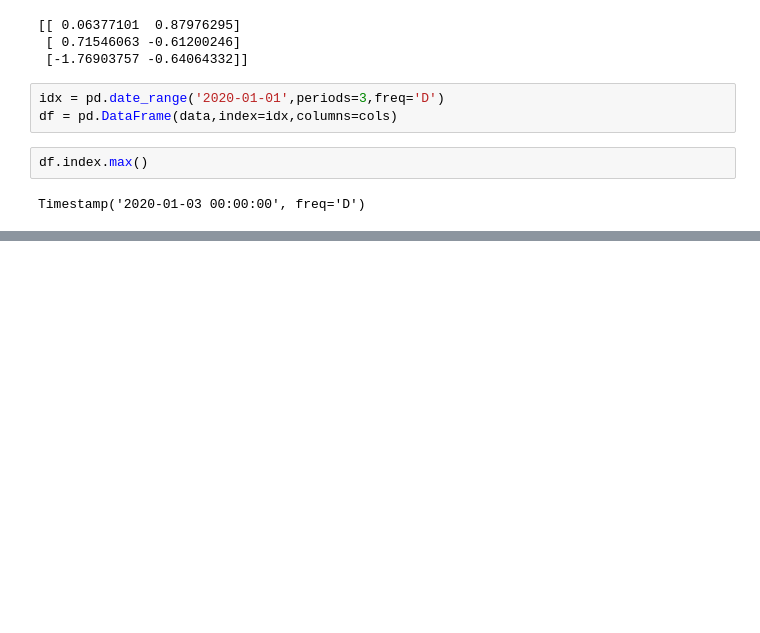
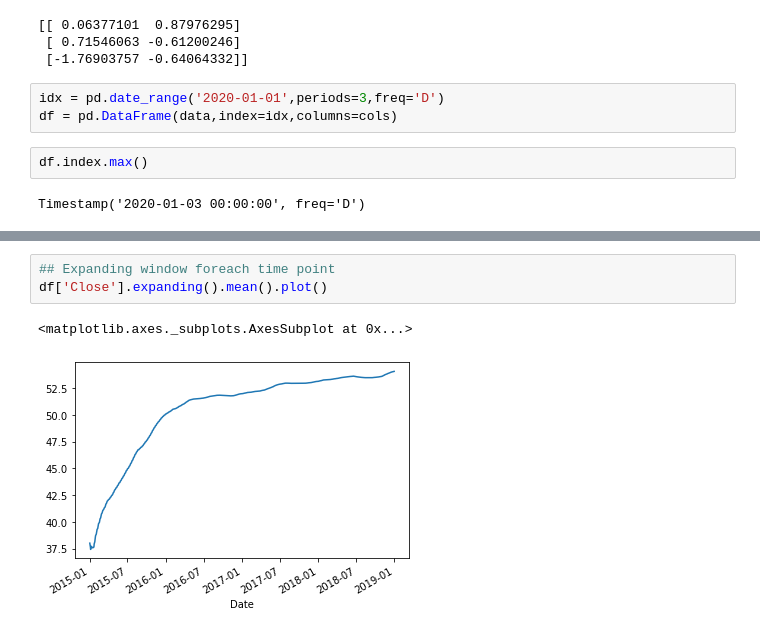
Before and after one commit to askarmel/time_series_analysis, a Jupyter notebook: source/time_series_data_analysis.ipynb, the cells around one changed output, grey strips where cells are left out. Saved outputs shown, nothing was run; the diff lists cells and outputs as text; blank space fills up the shorter version.

```diff
--- a/source/time_series_data_analysis.ipynb
+++ b/source/time_series_data_analysis.ipynb
@@ -61,0 +187,6 @@ Timestamp('2020-01-03 00:00:00', freq='D')
+# %%
+## Expanding window foreach time point
+df['Close'].expanding().mean().plot()
+# %% [output]
+<matplotlib.axes._subplots.AxesSubplot at 0x...>
+[figure, added]
```
Also changed, not shown: parts of 18 cells of this notebook, 1 other file.
